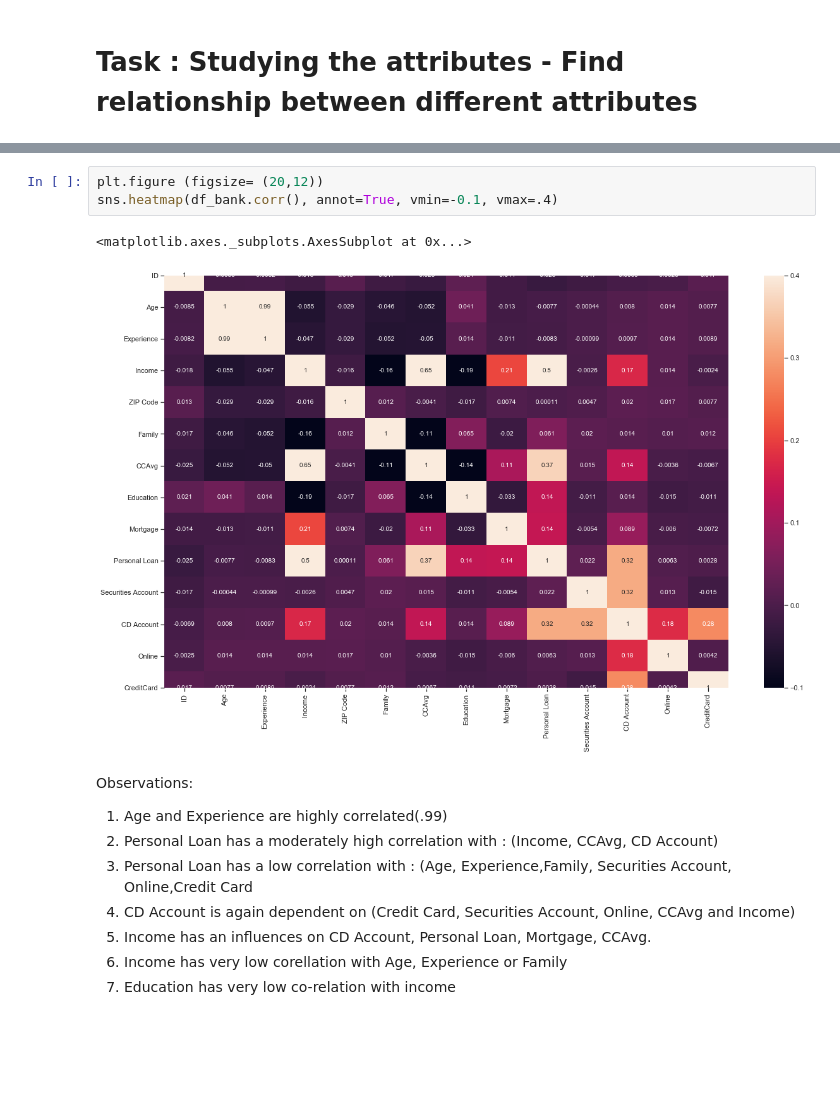
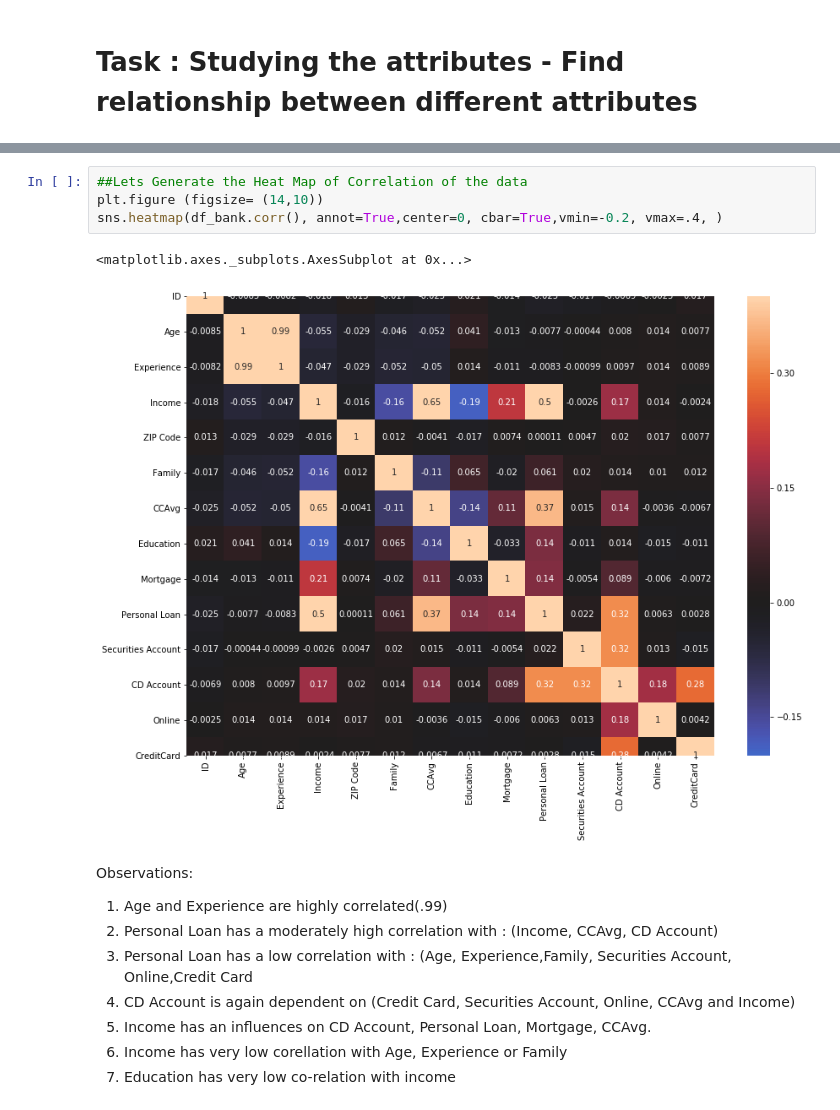
Before and after one commit to ksarkargh/AIMLOnlineDec19A, a Jupyter notebook: SupervisedLearning/SupervisedLearning.ipynb, the cells around one changed output, grey strips where cells are left out. Drawn from its saved outputs; the diff is of its cells as text; blank space fills up the shorter version.

Commit message:
Updated with few correction data and graphs

```diff
--- a/SupervisedLearning/SupervisedLearning.ipynb
+++ b/SupervisedLearning/SupervisedLearning.ipynb
@@ -246,11 +267,12 @@ df_bank.corr()
 | Online | -0.002528 | 0.013702 | 0.014051 | 0.014206 | 0.016990 | 0.010354 | -0.003611 | -0.015004 | -0.005995 | 0.006278 | ... |
 | CreditCard | 0.017028 | 0.007681 | 0.008851 | -0.002385 | 0.007691 | 0.011588 | -0.006689 | -0.011014 | -0.007231 | 0.002802 | ... |
 # %%
-plt.figure (figsize= (20,12))
-sns.heatmap(df_bank.corr(), annot=True, vmin=-0.1, vmax=.4)
+##Lets Generate the Heat Map of Correlation of the data
+plt.figure (figsize= (14,10))
+sns.heatmap(df_bank.corr(), annot=True,center=0, cbar=True,vmin=-0.2, vmax=.4, )
 # %% [output]
 <matplotlib.axes._subplots.AxesSubplot at 0x...>
-[figure, old version]
+[figure, new version]
 # %% [markdown]
 Observations:
 1. Age and Experience are highly correlated(.99)
```
Also changed, not shown: parts of 50 cells of this notebook, 1 other file.
